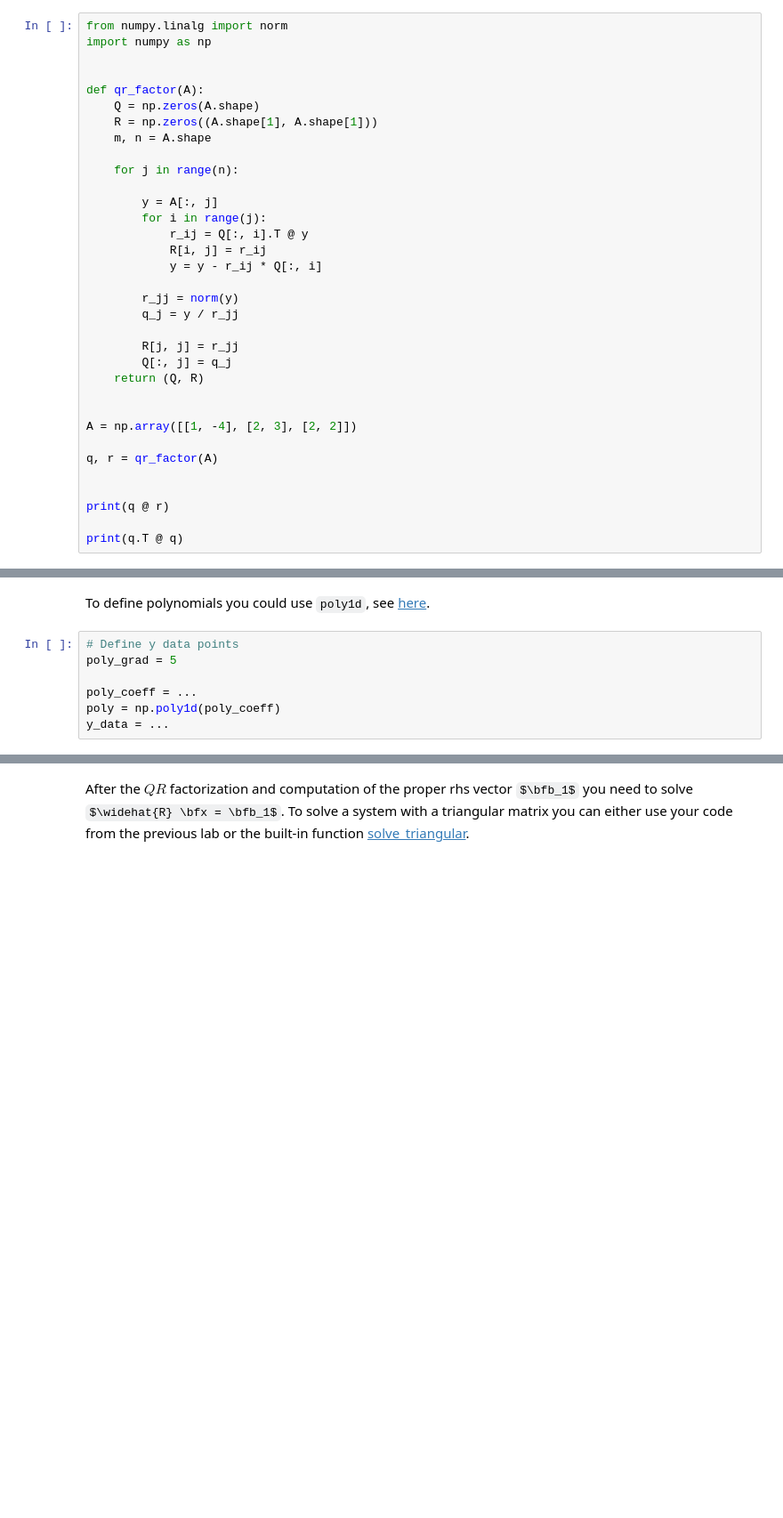
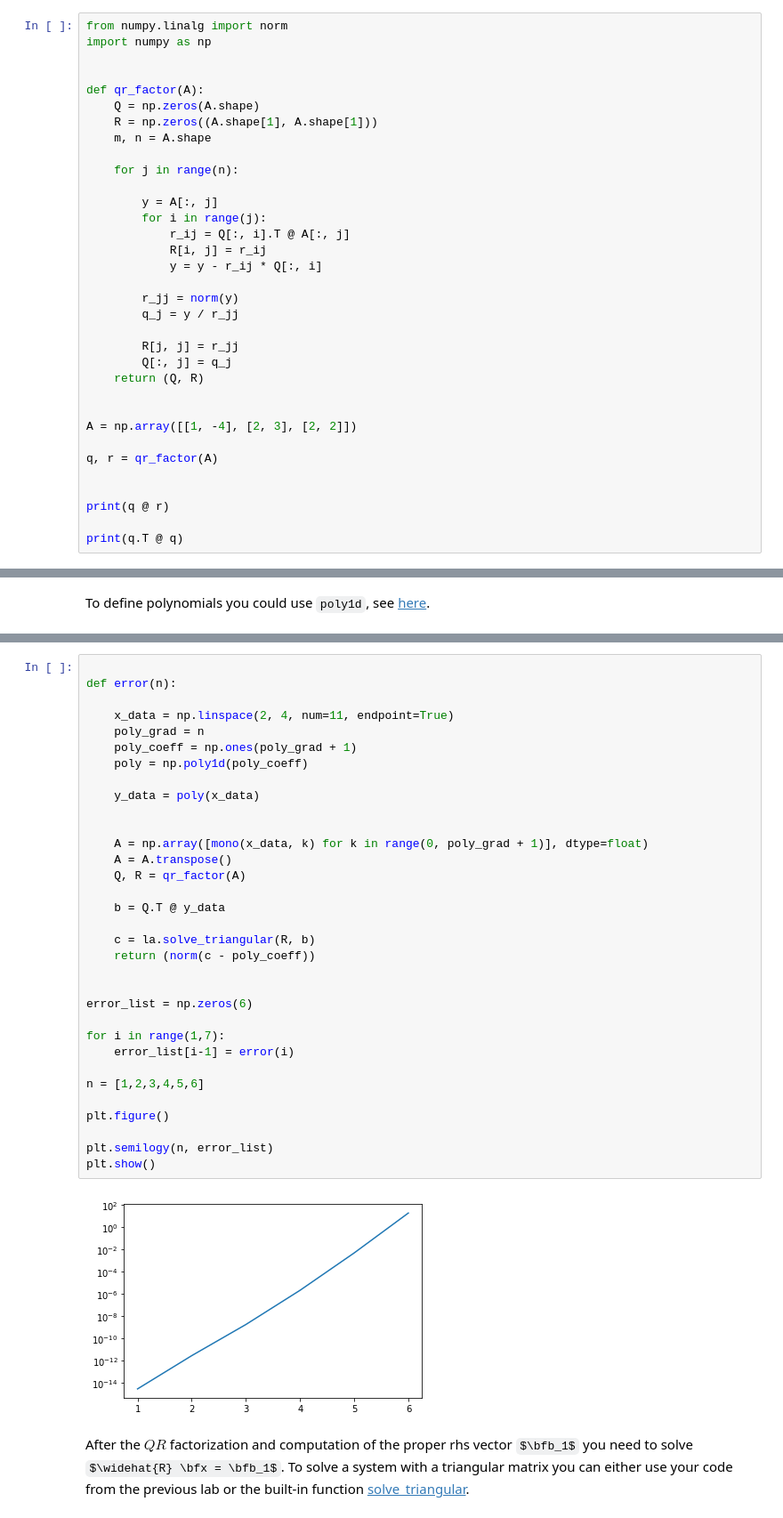
Before and after one commit to AuroraSmil/NumMat, a Jupyter notebook: lab_2/lab_02_qr_factor.ipynb, the cells around one changed output, grey strips where cells are left out. Shown at 89% size. Cells and saved outputs as stored; diff of their text form; some formulas as TeX source; blank space fills up the shorter version.

````diff
--- a/lab_2/lab_02_qr_factor.ipynb
+++ b/lab_2/lab_02_qr_factor.ipynb
@@ -216,7 +216,7 @@ def qr_factor(A):
 
         y = A[:, j]
         for i in range(j):
-            r_ij = Q[:, i].T @ y
+            r_ij = Q[:, i].T @ A[:, j]
             R[i, j] = r_ij
             y = y - r_ij * Q[:, i]
 
@@ -438,13 +466,6 @@ import scipy.linalg as la
 x_data = np.linspace(2,4,num=11, endpoint=True)
 # %% [markdown]
 To define polynomials you could use ```poly1d```, see [here](https://docs.scipy.org/doc/numpy-1.17.0/reference/generated/numpy.poly1d.html?highlight=poly1d#numpy.poly1d).
-# %%
-# Define y data points
-poly_grad = 5
-
-poly_coeff = ...
-poly = np.poly1d(poly_coeff)
-y_data = ...
 # %%
 # Define matrix A
 mono = lambda x, k: x**k
@@ -453,3 +472,38 @@ A = A.transpose()
+# %%
+
+def error(n):
+
+    x_data = np.linspace(2, 4, num=11, endpoint=True)
+    poly_grad = n
+    poly_coeff = np.ones(poly_grad + 1)
+    poly = np.poly1d(poly_coeff)
+
+    y_data = poly(x_data)
+
+
+    A = np.array([mono(x_data, k) for k in range(0, poly_grad + 1)], dtype=float)
+    A = A.transpose()
+    Q, R = qr_factor(A)
+
+    b = Q.T @ y_data
+
+    c = la.solve_triangular(R, b)
+    return (norm(c - poly_coeff))
+
+
+error_list = np.zeros(6)
+
+for i in range(1,7):
+    error_list[i-1] = error(i)
+
+n = [1,2,3,4,5,6]
+
+plt.figure()
+
+plt.semilogy(n, error_list)
+plt.show()
+# %% [output]
+[figure, added]
 # %% [markdown]
 After the $QR$ factorization and computation of the proper rhs vector $\bfb_1$ you
 need to solve $\widehat{R} \bfx = \bfb_1$. To solve a system with a
````
Also changed, not shown: parts of 13 cells of this notebook, 1 other file.
